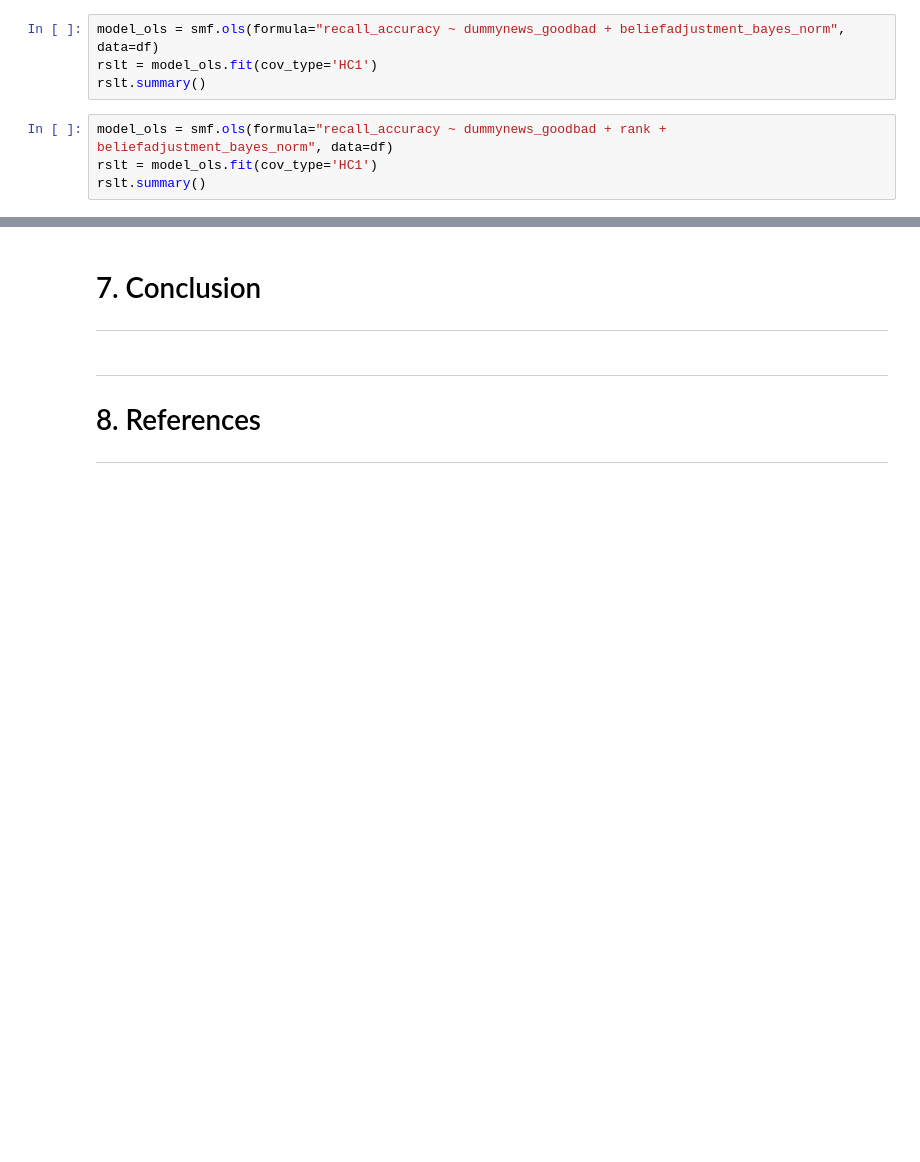
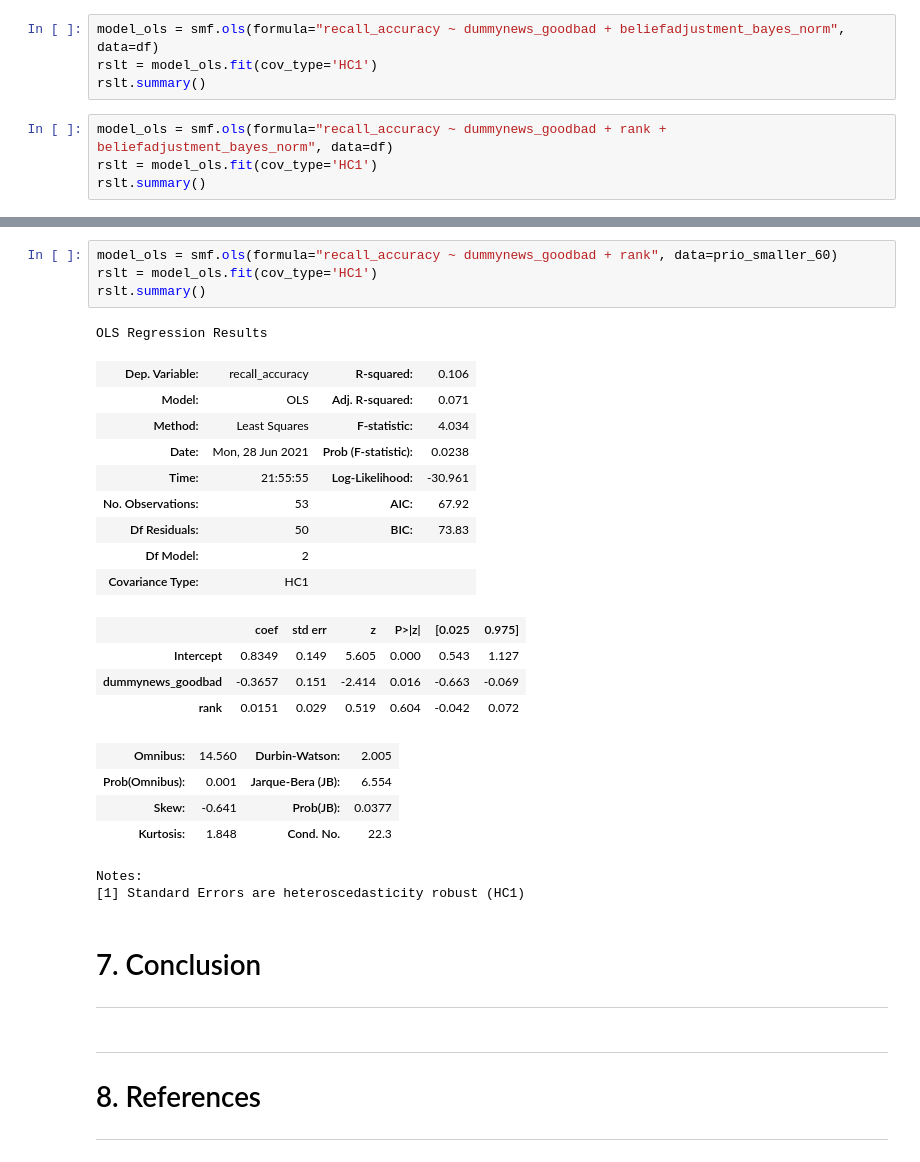
Before and after one commit to aysuavci/ose-data-science-course-project-aysuavci, a Jupyter notebook: project_notebook.ipynb, the cells around one changed output, grey strips where cells are left out. Saved outputs shown, nothing was run; the diff lists cells and outputs as text; blank space fills up the shorter version.

```diff
--- a/project_notebook.ipynb
+++ b/project_notebook.ipynb
@@ -1088,3 +1169,28 @@ rslt.summary()
+# %%
+model_ols = smf.ols(formula="recall_accuracy ~ dummynews_goodbad + rank", data=prio_smaller_60)
+rslt = model_ols.fit(cov_type='HC1')
+rslt.summary()
+# %% [output]
+OLS Regression Results
+| Dep. Variable: | recall_accuracy | R-squared: | 0.106 |
+| Model: | OLS | Adj. R-squared: | 0.071 |
+| Method: | Least Squares | F-statistic: | 4.034 |
+| Date: | Mon, 28 Jun 2021 | Prob (F-statistic): | 0.0238 |
+| Time: | 21:55:55 | Log-Likelihood: | -30.961 |
+| No. Observations: | 53 | AIC: | 67.92 |
+| Df Residuals: | 50 | BIC: | 73.83 |
+| Df Model: | 2 |  |  |
+| Covariance Type: | HC1 |  |  |
+|  | coef | std err | z | P>|z| | [0.025 | 0.975] |
+| Intercept | 0.8349 | 0.149 | 5.605 | 0.000 | 0.543 | 1.127 |
+| dummynews_goodbad | -0.3657 | 0.151 | -2.414 | 0.016 | -0.663 | -0.069 |
+| rank | 0.0151 | 0.029 | 0.519 | 0.604 | -0.042 | 0.072 |
+| Omnibus: | 14.560 | Durbin-Watson: | 2.005 |
+| Prob(Omnibus): | 0.001 | Jarque-Bera (JB): | 6.554 |
+| Skew: | -0.641 | Prob(JB): | 0.0377 |
+| Kurtosis: | 1.848 | Cond. No. | 22.3 |
+Notes:
+[1] Standard Errors are heteroscedasticity robust (HC1)
 # %% [markdown]
 # 7. Conclusion
 ---
```
Also changed, not shown: parts of 6 cells of this notebook.
